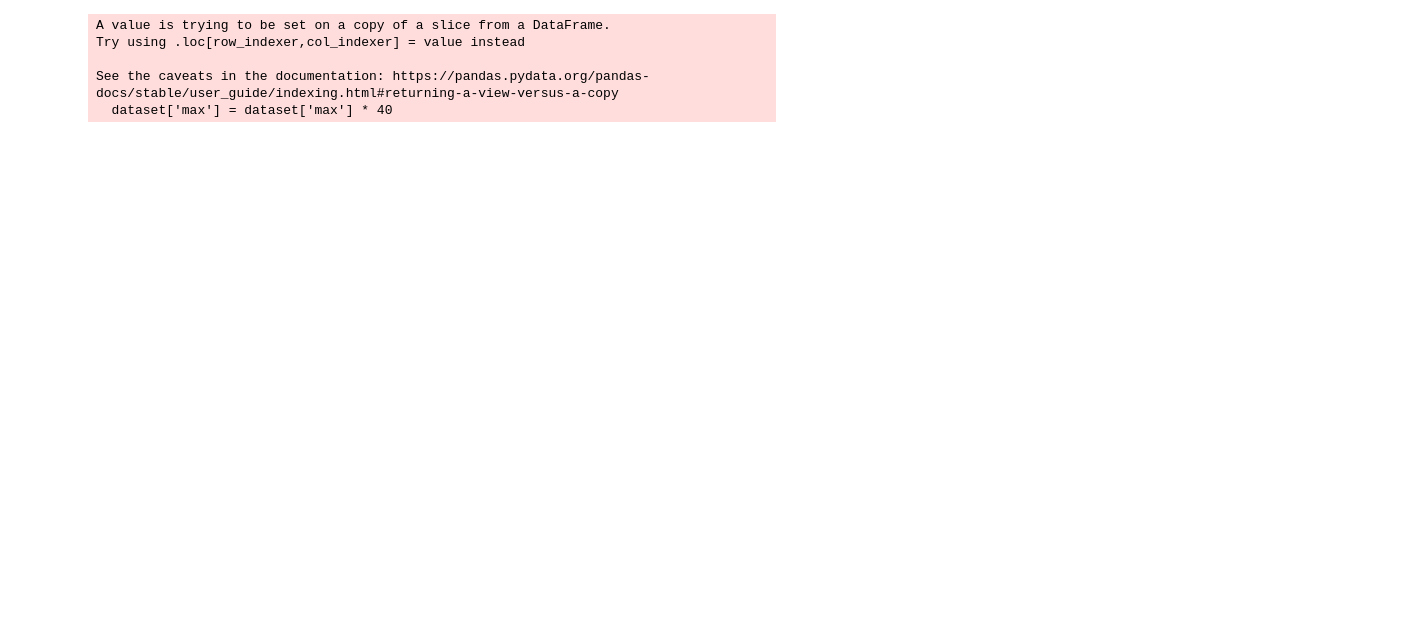
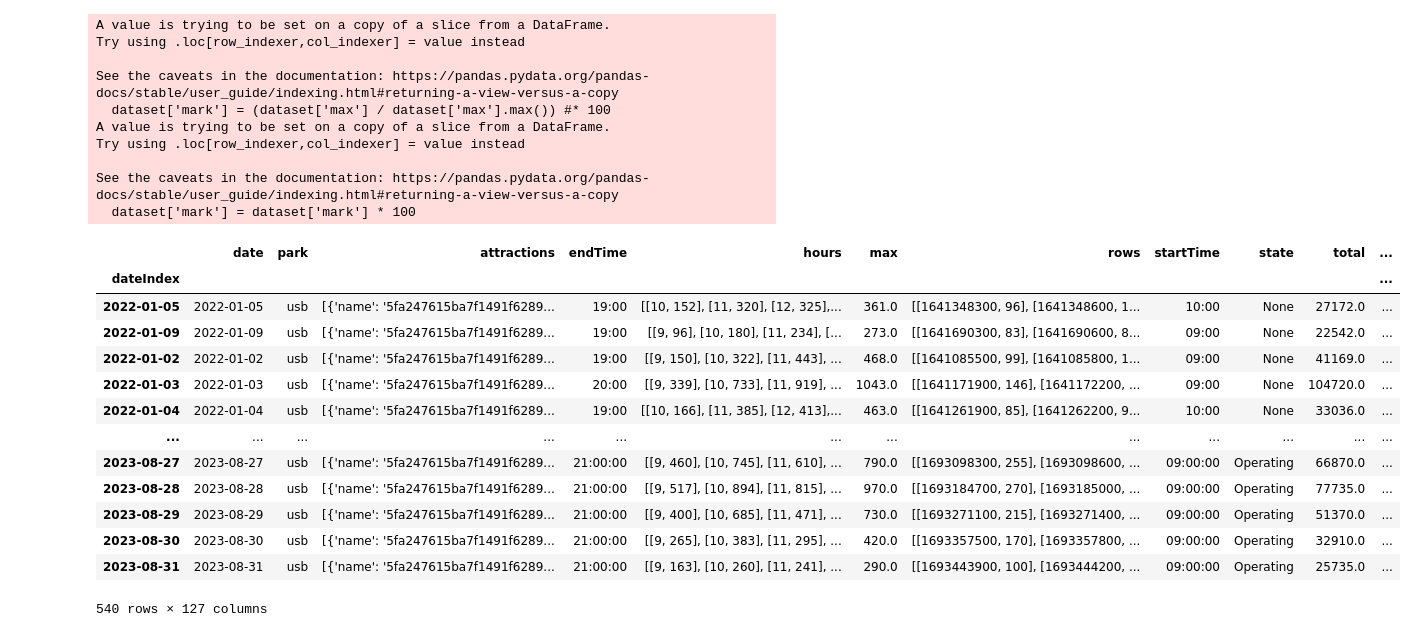
Before and after one commit to 17disney/passenger-flow-forecast, a Jupyter notebook: book/prophet-flow.ipynb, the cells around one changed output. Drawn from its saved outputs; the diff is of its cells as text; code cells hidden in the pictures; blank space fills up the shorter version.

```diff
--- a/book/prophet-flow.ipynb
+++ b/book/prophet-flow.ipynb
@@ -17,17 +11,38 @@ allData = dailyHisata
 # %%
 dataset = allData
-dataset = allData.query('mark>0')
-dataset = allData.query('max>0')
+dataset = allData.query('park=="usb"')
+dataset['mark'] = (dataset['max'] / dataset['max'].max()) #* 100
+dataset['mark'] = dataset['mark'] * 100
+dataset = dataset.query('mark>0')
+# dataset = allData.query("park=='shdr'")
+# dataset = allData.query('max>0')
 # dataset = allData.query('pptTotal<1')
-dataset['max'] = dataset['max'] * 40
-# dataset['max'] = dataset['mark'] / 100 * 80000
-# dataset
+dataset
 # %% [output]
 A value is trying to be set on a copy of a slice from a DataFrame.
 Try using .loc[row_indexer,col_indexer] = value instead
 
 See the caveats in the documentation: https://pandas.pydata.org/pandas-docs/stable/user_guide/indexing.html#returning-a-view-versus-a-copy
-  dataset['max'] = dataset['max'] * 40
+  dataset['mark'] = (dataset['max'] / dataset['max'].max()) #* 100
+A value is trying to be set on a copy of a slice from a DataFrame.
+Try using .loc[row_indexer,col_indexer] = value instead
+
+See the caveats in the documentation: https://pandas.pydata.org/pandas-docs/stable/user_guide/indexing.html#returning-a-view-versus-a-copy
+  dataset['mark'] = dataset['mark'] * 100
+|  | date | park | attractions | endTime | hours | max | rows | startTime | state | total | ... |
+| dateIndex |  |  |  |  |  |  |  |  |  |  | ... |
+| 2022-01-05 | 2022-01-05 | usb | [{'name': '5fa247615ba7f1491f6289... | 19:00 | [[10, 152], [11, 320], [12, 325],... | 361.0 | [[1641348300, 96], [1641348600, 1... | 10:00 | None | 27172.0 | ... |
+| 2022-01-09 | 2022-01-09 | usb | [{'name': '5fa247615ba7f1491f6289... | 19:00 | [[9, 96], [10, 180], [11, 234], [... | 273.0 | [[1641690300, 83], [1641690600, 8... | 09:00 | None | 22542.0 | ... |
+| 2022-01-02 | 2022-01-02 | usb | [{'name': '5fa247615ba7f1491f6289... | 19:00 | [[9, 150], [10, 322], [11, 443], ... | 468.0 | [[1641085500, 99], [1641085800, 1... | 09:00 | None | 41169.0 | ... |
+| 2022-01-03 | 2022-01-03 | usb | [{'name': '5fa247615ba7f1491f6289... | 20:00 | [[9, 339], [10, 733], [11, 919], ... | 1043.0 | [[1641171900, 146], [1641172200, ... | 09:00 | None | 104720.0 | ... |
+| 2022-01-04 | 2022-01-04 | usb | [{'name': '5fa247615ba7f1491f6289... | 19:00 | [[10, 166], [11, 385], [12, 413],... | 463.0 | [[1641261900, 85], [1641262200, 9... | 10:00 | None | 33036.0 | ... |
+| ... | ... | ... | ... | ... | ... | ... | ... | ... | ... | ... | ... |
+| 2023-08-27 | 2023-08-27 | usb | [{'name': '5fa247615ba7f1491f6289... | 21:00:00 | [[9, 460], [10, 745], [11, 610], ... | 790.0 | [[1693098300, 255], [1693098600, ... | 09:00:00 | Operating | 66870.0 | ... |
+| 2023-08-28 | 2023-08-28 | usb | [{'name': '5fa247615ba7f1491f6289... | 21:00:00 | [[9, 517], [10, 894], [11, 815], ... | 970.0 | [[1693184700, 270], [1693185000, ... | 09:00:00 | Operating | 77735.0 | ... |
+| 2023-08-29 | 2023-08-29 | usb | [{'name': '5fa247615ba7f1491f6289... | 21:00:00 | [[9, 400], [10, 685], [11, 471], ... | 730.0 | [[1693271100, 215], [1693271400, ... | 09:00:00 | Operating | 51370.0 | ... |
+| 2023-08-30 | 2023-08-30 | usb | [{'name': '5fa247615ba7f1491f6289... | 21:00:00 | [[9, 265], [10, 383], [11, 295], ... | 420.0 | [[1693357500, 170], [1693357800, ... | 09:00:00 | Operating | 32910.0 | ... |
+| 2023-08-31 | 2023-08-31 | usb | [{'name': '5fa247615ba7f1491f6289... | 21:00:00 | [[9, 163], [10, 260], [11, 241], ... | 290.0 | [[1693443900, 100], [1693444200, ... | 09:00:00 | Operating | 25735.0 | ... |
+540 rows × 127 columns
 # %%
 dataset['dateInde'] = pd.to_datetime(dataset['date'])
 dataset = dataset.set_index('dateInde', drop=True)
```
Also changed, not shown: parts of 10 cells of this notebook, 36 other files.
